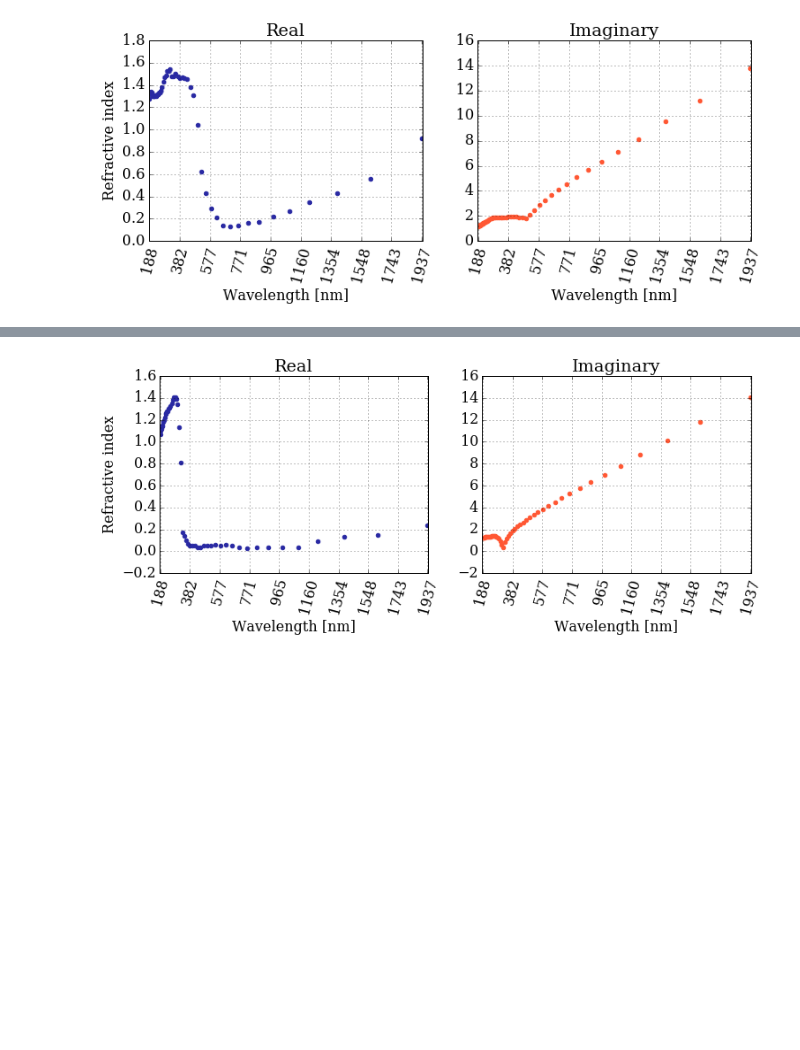
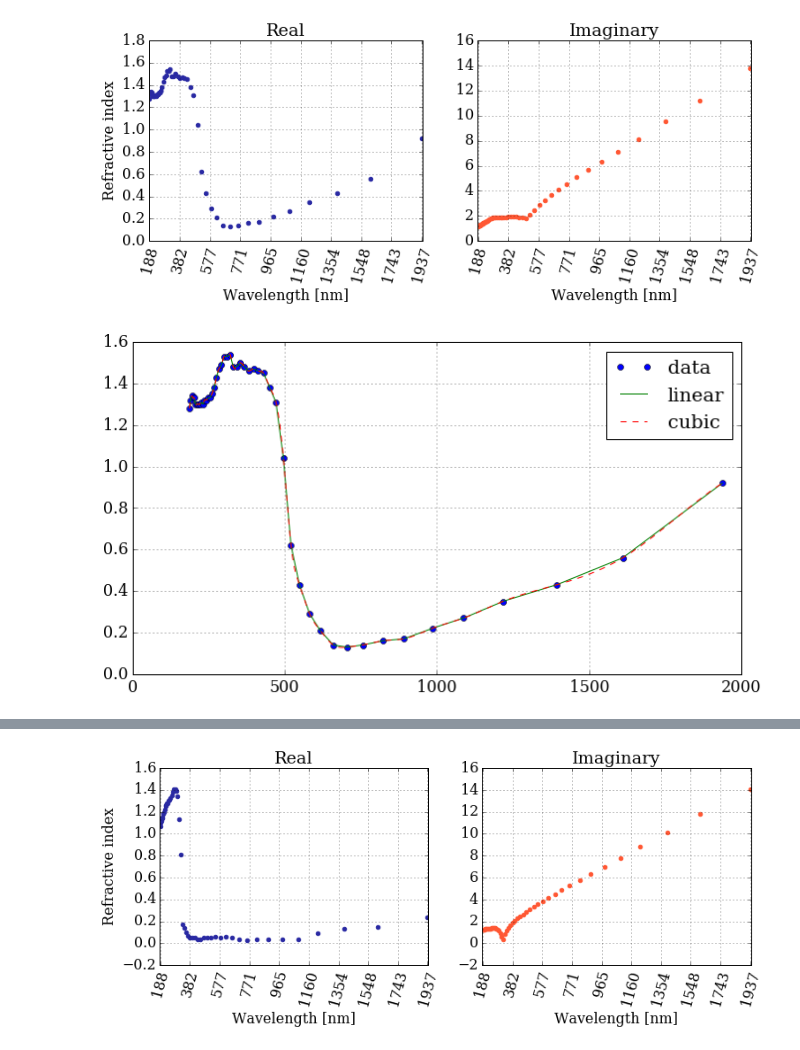
Before and after one commit to barbagroup/pygbe_lspr, a Jupyter notebook: data_interpolation.ipynb, the cells around one changed output, grey strips where cells are left out. Saved outputs shown, nothing was run; the diff lists cells and outputs as text; code cells hidden in the pictures; blank space fills up the shorter version.

Commit message:
Try different interpolations

```diff
--- a/data_interpolation.ipynb
+++ b/data_interpolation.ipynb
@@ -80,0 +75,15 @@ plot_refrac(lambda_g, n_g, k_g)
+# %%
+gold_real_LI = interp1d(lambda_g, n_g)
+gold_real_CI = interp1d(lambda_g, n_g, kind='cubic')
+gold_imag_LI = interp1d(lambda_g, k_g)
+gold_imag_CI = interp1d(lambda_g, k_g, kind='cubic')
+# %%
+pyplot.figure(figsize=(11,6))
+
+lambda_g_new = numpy.linspace(min(lambda_g), max(lambda_g), num=1000, endpoint=True)
+pyplot.plot(lambda_g, n_g, 'o', lambda_g_new, gold_real_LI(lambda_g_new), '-', lambda_g_new, gold_real_CI(lambda_g_new), '--')
+pyplot.legend(['data', 'linear', 'cubic'], loc='best')
+#pyplot.xlim(180, 500) #uncomment this to check that cubic is not good
+pyplot.grid()
+# %% [output]
+[figure, added]
```
Also changed, not shown: parts of 26 cells of this notebook.
